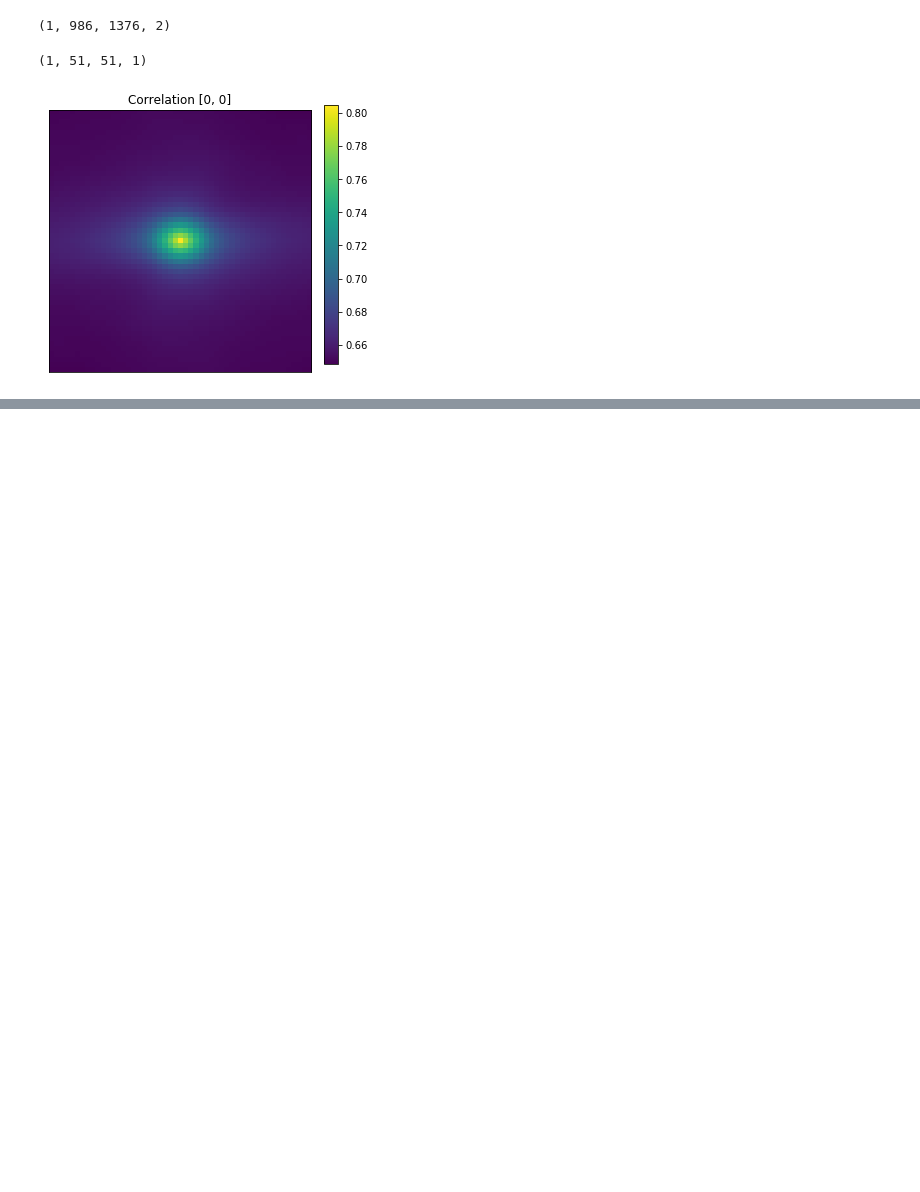
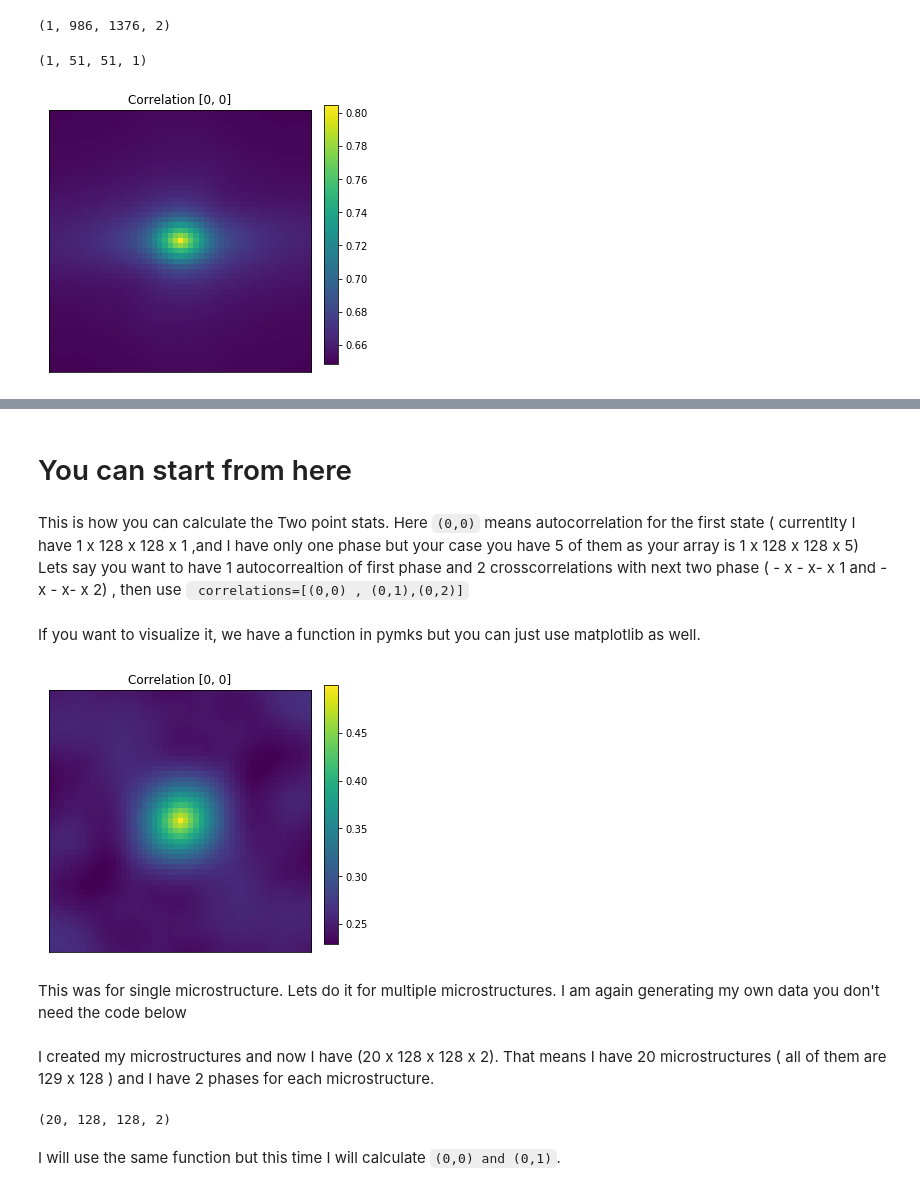
Before and after one commit to beyucel/pymks, a Jupyter notebook: notebooks/TwoPointStatsBasic-Copy1.ipynb, the cells around one changed output, grey strips where cells are left out. Saved outputs shown, nothing was run; the diff lists cells and outputs as text; code cells hidden in the pictures; blank space fills up the shorter version.

```diff
--- a/notebooks/TwoPointStatsBasic-Copy1.ipynb
+++ b/notebooks/TwoPointStatsBasic-Copy1.ipynb
@@ -78,0 +110,18 @@ plot_microstructures(
+# %% [markdown]
+# You can start from here
+# %% [markdown]
+This is how you can calculate the Two point stats. Here `(0,0)` means autocorrelation for the first state ( currentlty I have 1 x 128 x 128 x 1 ,and I have only one phase but your case you have 5 of them as your array is 1 x 128 x 128 x 5) Lets say you want to have 1 autocorrealtion of first phase and 2 crosscorrelations with next two phase ( - x - x- x 1 and - x - x- x 2) , then use ` correlations=[(0,0) , (0,1),(0,2)]`
+# %%
+TwoPt=TwoPointCorrelation(periodic_boundary=True, cutoff=25,correlations=[(0,0)])
+AutoCorrelation=TwoPt.transform(x_data.compute())
+# %% [markdown]
+If you want to visualize it, we have a function in pymks but you can just use matplotlib as well.
+# %%
+plot_microstructures(
+    AutoCorrelation[0, :, :, 0],
+    titles=['Correlation [0, 0]']
+)
+# %% [output]
+[figure, added]
+# %% [markdown]
+This was for single microstructure. Lets do it for multiple microstructures. I am again generating my own data you don't need the code below
@@ -78,0 +137,8 @@ plot_microstructures(
+# %% [markdown]
+I created my microstructures and now I have (20 x 128 x 128 x 2). That means I have 20 microstructures ( all of them are 129 x 128 ) and I have 2 phases for each microstructure.
+# %%
+nx_data.shape
+# %% [output]
+(20, 128, 128, 2)
+# %% [markdown]
+I will use the same function but this time I will calculate `(0,0) and (0,1)`.
```
Also changed, not shown: parts of 32 cells of this notebook, 1 other file.
